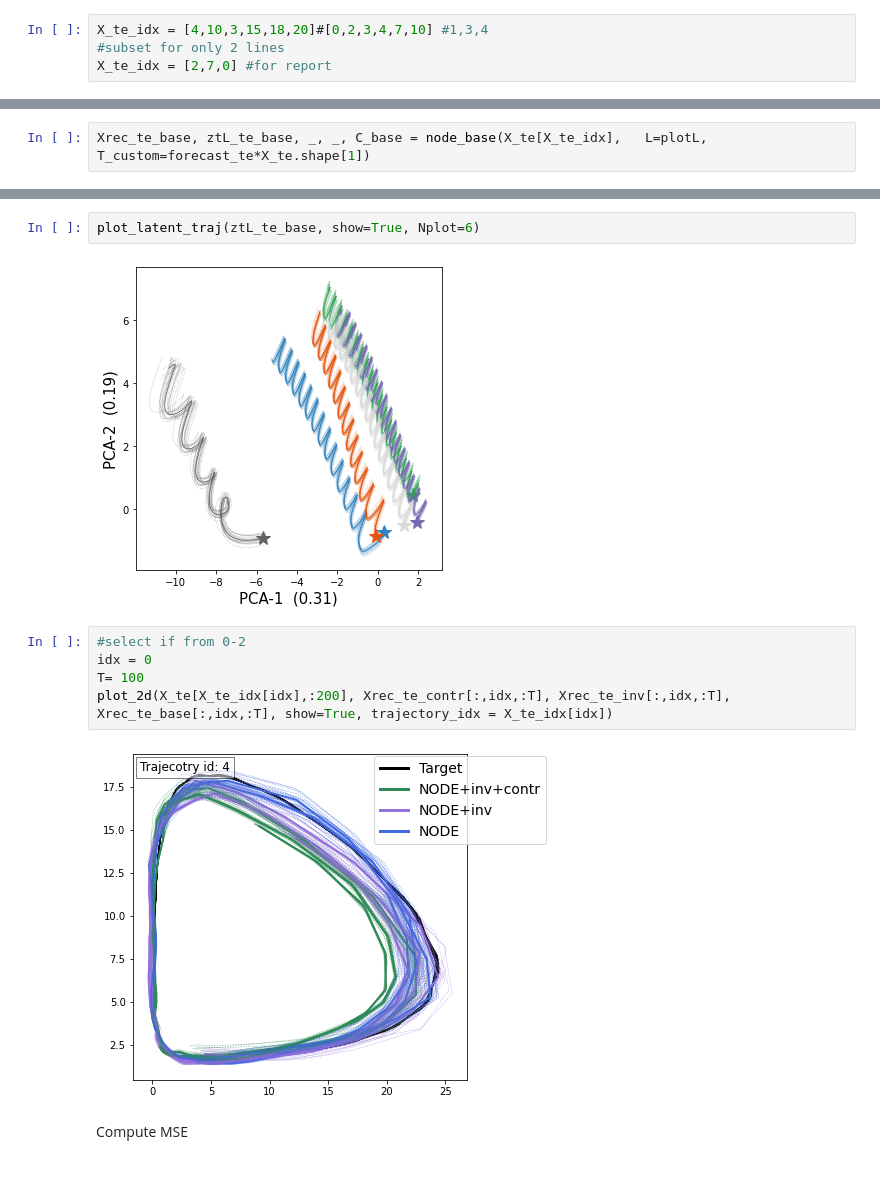
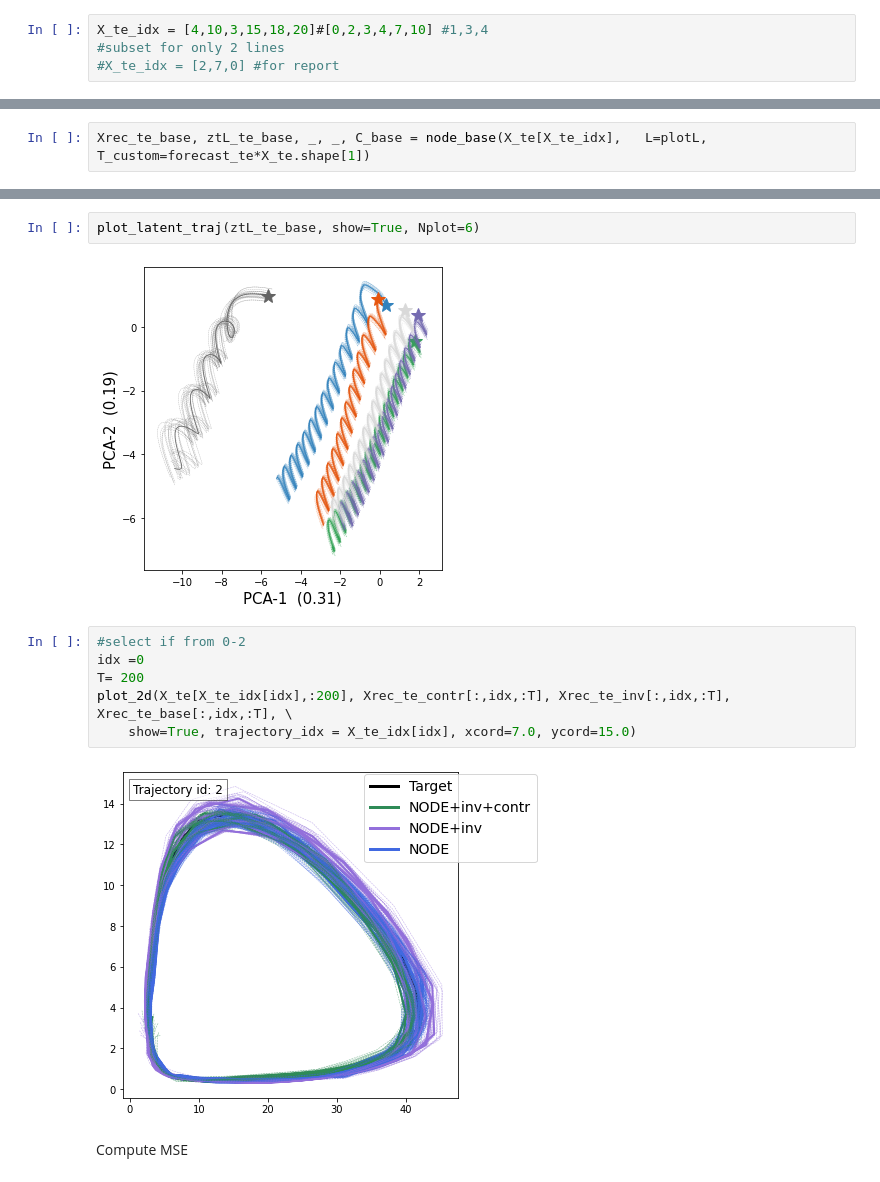
Before and after one commit to IlzeAmandaA/MoNODE, a Jupyter notebook: test_lv.ipynb, the cells around one changed output, grey strips where cells are left out. Cells and saved outputs as stored; diff of their text form.

```diff
--- a/test_lv.ipynb
+++ b/test_lv.ipynb
@@ -184,6 +184,6 @@ INVODEVAE(
 # %%
 X_te_idx = [4,10,3,15,18,20]#[0,2,3,4,7,10] #1,3,4
 #subset for only 2 lines
-X_te_idx = [2,7,0] #for report
+#X_te_idx = [2,7,0] #for report
 # %% [markdown]
 ##### Phase Diagram
@@ -438,14 +360,15 @@ plot_1d(X_te[X_te_idx], Xrec_te_base,show=True,N=6, ymax=600, model_name='NODE',
 # %%
 plot_latent_traj(ztL_te_base, show=True, Nplot=6)
 # %% [output]
-[figure, old version]
+[figure, new version]
 # %%
 #select if from 0-2
-idx = 0
-T= 100
-plot_2d(X_te[X_te_idx[idx],:200], Xrec_te_contr[:,idx,:T], Xrec_te_inv[:,idx,:T], Xrec_te_base[:,idx,:T], show=True, trajectory_idx = X_te_idx[idx])
+idx =0
+T= 200
+plot_2d(X_te[X_te_idx[idx],:200], Xrec_te_contr[:,idx,:T], Xrec_te_inv[:,idx,:T], Xrec_te_base[:,idx,:T], \
+    show=True, trajectory_idx = X_te_idx[idx], xcord=7.0, ycord=15.0)
 # %% [output]
-[figure, old version]
+[figure, new version]
 # %% [markdown]
 Compute MSE
 # %% [markdown]
```
Also changed, not shown: parts of 14 cells of this notebook, 1 other file.
